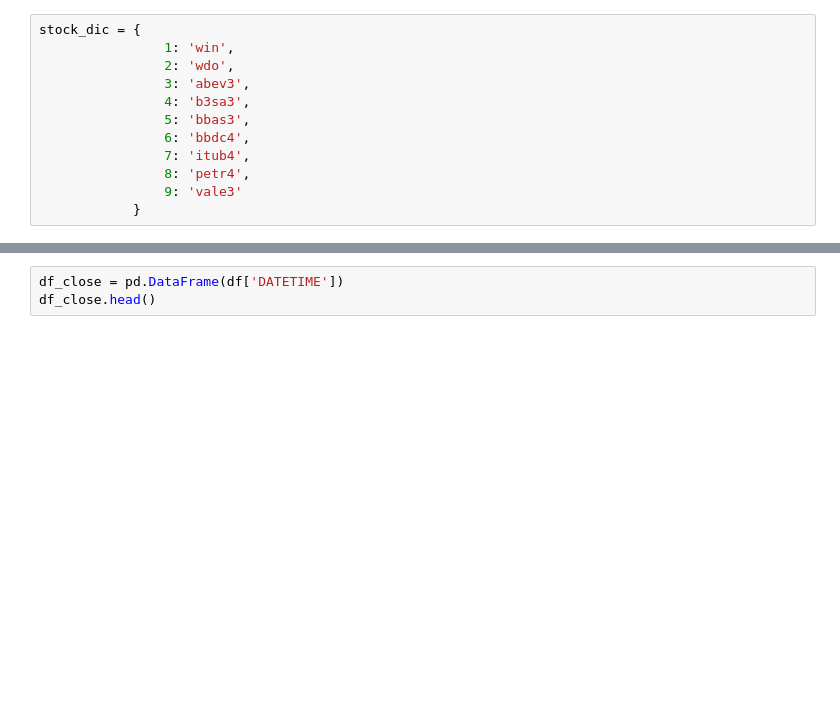
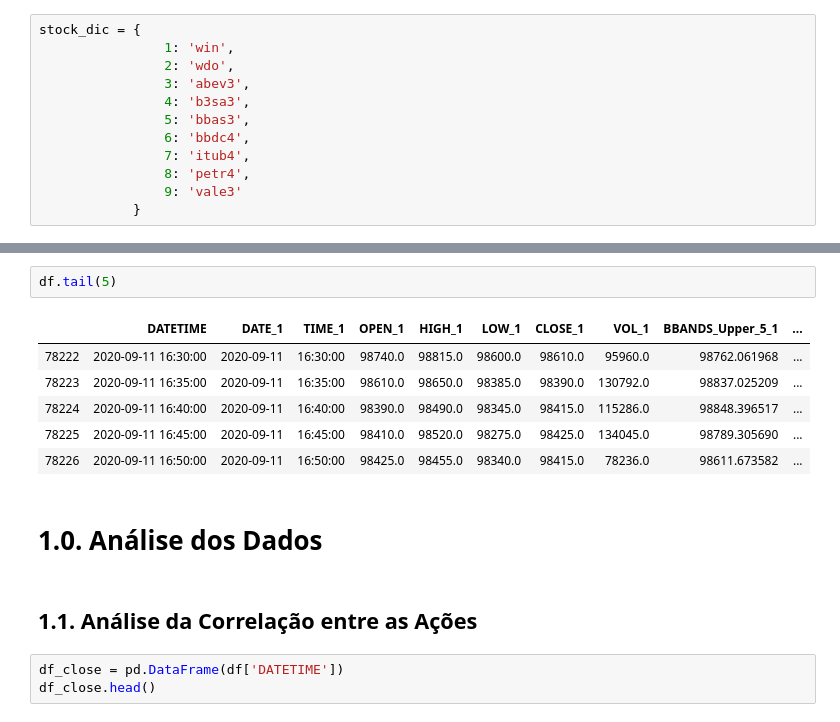
Before and after one commit to audelianoli/stock_market_predition_w_blue_chips, a Jupyter notebook: eda.ipynb, the cells around one changed output, grey strips where cells are left out. Drawn from its saved outputs; the diff is of its cells as text; blank space fills up the shorter version.

```diff
--- a/eda.ipynb
+++ b/eda.ipynb
@@ -48,3 +59,16 @@ df.head()
+# %%
+df.tail(5)
+# %% [output]
+|  | DATETIME | DATE_1 | TIME_1 | OPEN_1 | HIGH_1 | LOW_1 | CLOSE_1 | VOL_1 | BBANDS_Upper_5_1 | ... |
+| 78222 | 2020-09-11 16:30:00 | 2020-09-11 | 16:30:00 | 98740.0 | 98815.0 | 98600.0 | 98610.0 | 95960.0 | 98762.061968 | ... |
+| 78223 | 2020-09-11 16:35:00 | 2020-09-11 | 16:35:00 | 98610.0 | 98650.0 | 98385.0 | 98390.0 | 130792.0 | 98837.025209 | ... |
+| 78224 | 2020-09-11 16:40:00 | 2020-09-11 | 16:40:00 | 98390.0 | 98490.0 | 98345.0 | 98415.0 | 115286.0 | 98848.396517 | ... |
+| 78225 | 2020-09-11 16:45:00 | 2020-09-11 | 16:45:00 | 98410.0 | 98520.0 | 98275.0 | 98425.0 | 134045.0 | 98789.305690 | ... |
+| 78226 | 2020-09-11 16:50:00 | 2020-09-11 | 16:50:00 | 98425.0 | 98455.0 | 98340.0 | 98415.0 | 78236.0 | 98611.673582 | ... |
+# %% [markdown]
+# 1.0. Análise dos Dados
+# %% [markdown]
+## 1.1. Análise da Correlação entre as Ações
 # %%
 df_close = pd.DataFrame(df['DATETIME'])
 df_close.head()
```
Also changed, not shown: parts of 30 cells of this notebook, 3 other files.
